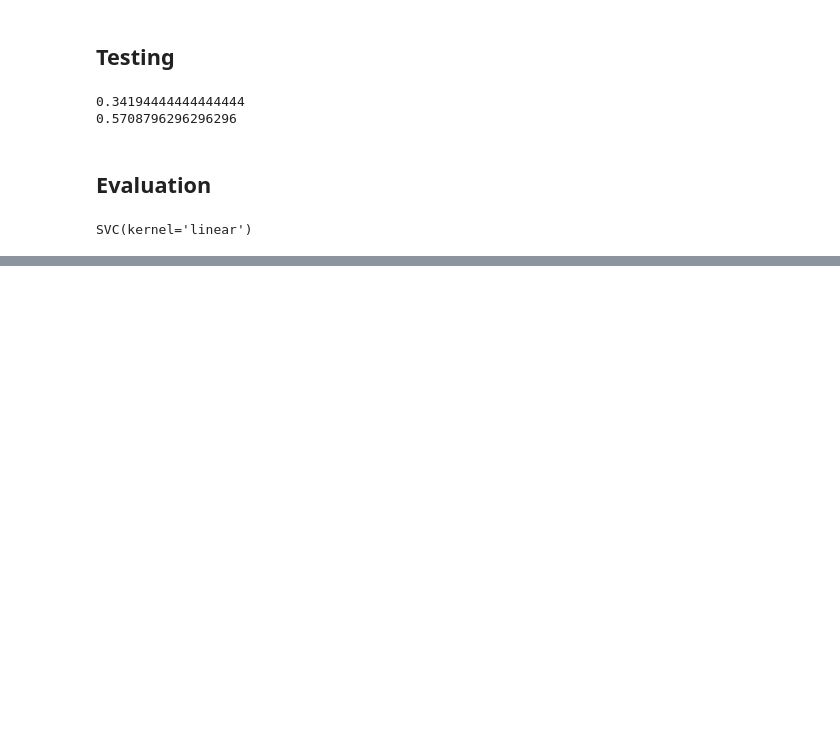
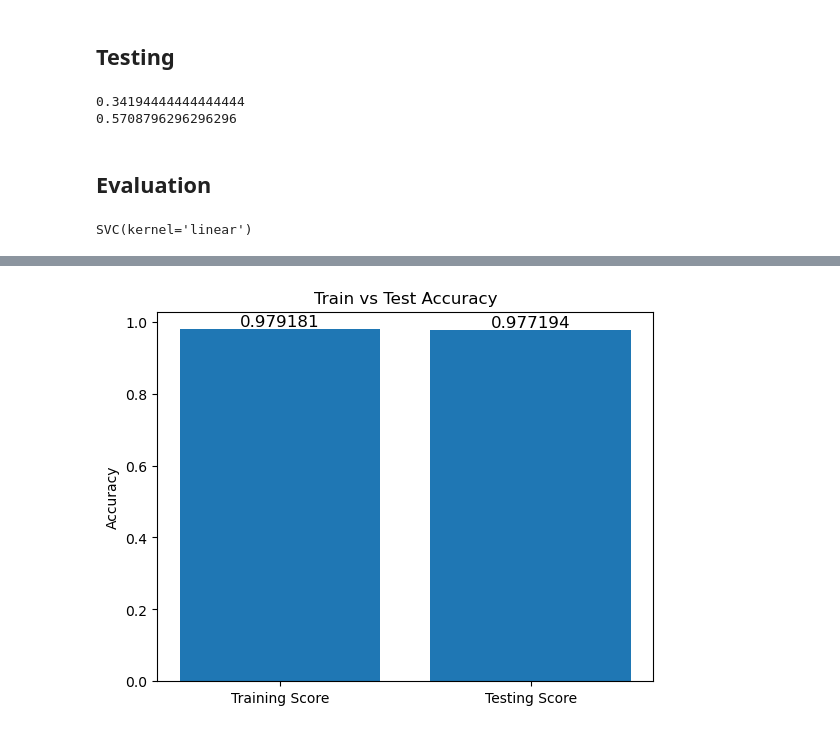
Before and after one commit to danielyaptech/DS-Capstone-Project, a Jupyter notebook: Part 5/NLP_sentiment_analysis.ipynb, the cells around one changed output, grey strips where cells are left out. Saved outputs shown, nothing was run; the diff lists cells and outputs as text; code cells hidden in the pictures; blank space fills up the shorter version.

```diff
--- a/Part 5/NLP_sentiment_analysis.ipynb
+++ b/Part 5/NLP_sentiment_analysis.ipynb
@@ -677,0 +679,18 @@ Testing Score: 0.9748
+# %%
+# Plot the training and testing scores
+scores = {'Training Score': train_score, 'Testing Score': accuracy}
+
+# Create the plot
+plt.bar(scores.keys(), scores.values())
+
+# Add labels to each bar (using 'bar_label' function)
+labels = plt.bar_label(plt.gca().containers[0])
+
+# Set label formatting (optional)
+plt.setp(labels, rotation=0, ha='center', fontsize=12)  # Rotate 0 degrees, center align, adjust font size
+
+plt.ylabel('Accuracy')
+plt.title('Train vs Test Accuracy')
+plt.show()
+# %% [output]
+[figure, added]
```
Also changed, not shown: parts of 12 cells of this notebook.
